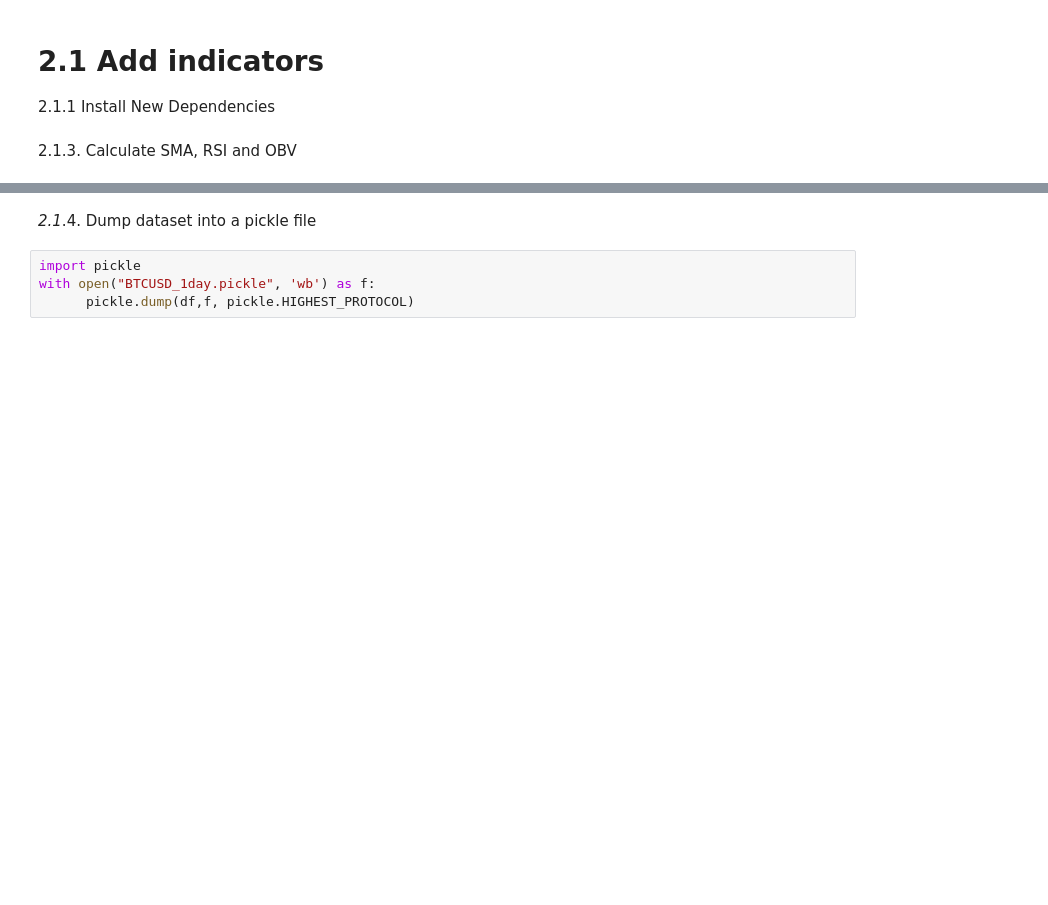
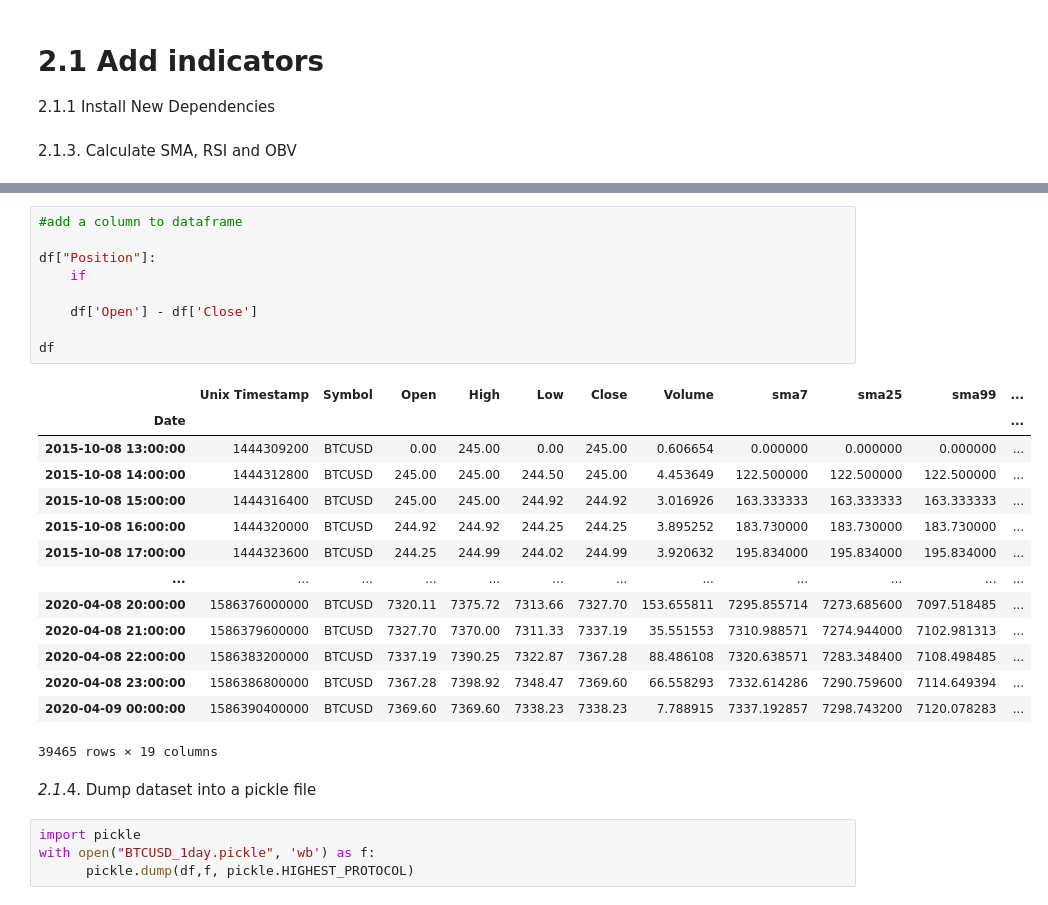
Before and after one commit to estebancr3008/Reinforcement_Learning_Binary_Options_Bot, a Jupyter notebook: Data_Preparation_for_Binary_Learning_Trading.ipynb, the cells around one changed output, grey strips where cells are left out. Cells and saved outputs as stored; diff of their text form; blank space fills up the shorter version.

```diff
--- a/Data_Preparation_for_Binary_Learning_Trading.ipynb
+++ b/Data_Preparation_for_Binary_Learning_Trading.ipynb
@@ -175,3 +156,27 @@ df.head(50)
+# %%
+#add a column to dataframe
+
+df["Position"]:
+    if
+
+    df['Open'] - df['Close']
+
+df
+# %% [output]
+|  | Unix Timestamp | Symbol | Open | High | Low | Close | Volume | sma7 | sma25 | sma99 | ... |
+| Date |  |  |  |  |  |  |  |  |  |  | ... |
+| 2015-10-08 13:00:00 | 1444309200 | BTCUSD | 0.00 | 245.00 | 0.00 | 245.00 | 0.606654 | 0.000000 | 0.000000 | 0.000000 | ... |
+| 2015-10-08 14:00:00 | 1444312800 | BTCUSD | 245.00 | 245.00 | 244.50 | 245.00 | 4.453649 | 122.500000 | 122.500000 | 122.500000 | ... |
+| 2015-10-08 15:00:00 | 1444316400 | BTCUSD | 245.00 | 245.00 | 244.92 | 244.92 | 3.016926 | 163.333333 | 163.333333 | 163.333333 | ... |
+| 2015-10-08 16:00:00 | 1444320000 | BTCUSD | 244.92 | 244.92 | 244.25 | 244.25 | 3.895252 | 183.730000 | 183.730000 | 183.730000 | ... |
+| 2015-10-08 17:00:00 | 1444323600 | BTCUSD | 244.25 | 244.99 | 244.02 | 244.99 | 3.920632 | 195.834000 | 195.834000 | 195.834000 | ... |
+| ... | ... | ... | ... | ... | ... | ... | ... | ... | ... | ... | ... |
+| 2020-04-08 20:00:00 | 1586376000000 | BTCUSD | 7320.11 | 7375.72 | 7313.66 | 7327.70 | 153.655811 | 7295.855714 | 7273.685600 | 7097.518485 | ... |
+| 2020-04-08 21:00:00 | 1586379600000 | BTCUSD | 7327.70 | 7370.00 | 7311.33 | 7337.19 | 35.551553 | 7310.988571 | 7274.944000 | 7102.981313 | ... |
+| 2020-04-08 22:00:00 | 1586383200000 | BTCUSD | 7337.19 | 7390.25 | 7322.87 | 7367.28 | 88.486108 | 7320.638571 | 7283.348400 | 7108.498485 | ... |
+| 2020-04-08 23:00:00 | 1586386800000 | BTCUSD | 7367.28 | 7398.92 | 7348.47 | 7369.60 | 66.558293 | 7332.614286 | 7290.759600 | 7114.649394 | ... |
+| 2020-04-09 00:00:00 | 1586390400000 | BTCUSD | 7369.60 | 7369.60 | 7338.23 | 7338.23 | 7.788915 | 7337.192857 | 7298.743200 | 7120.078283 | ... |
+39465 rows × 19 columns
 # %% [markdown]
 *2.1*.4. Dump dataset into a pickle file
 # %%
```
Also changed, not shown: parts of 4 cells of this notebook.
